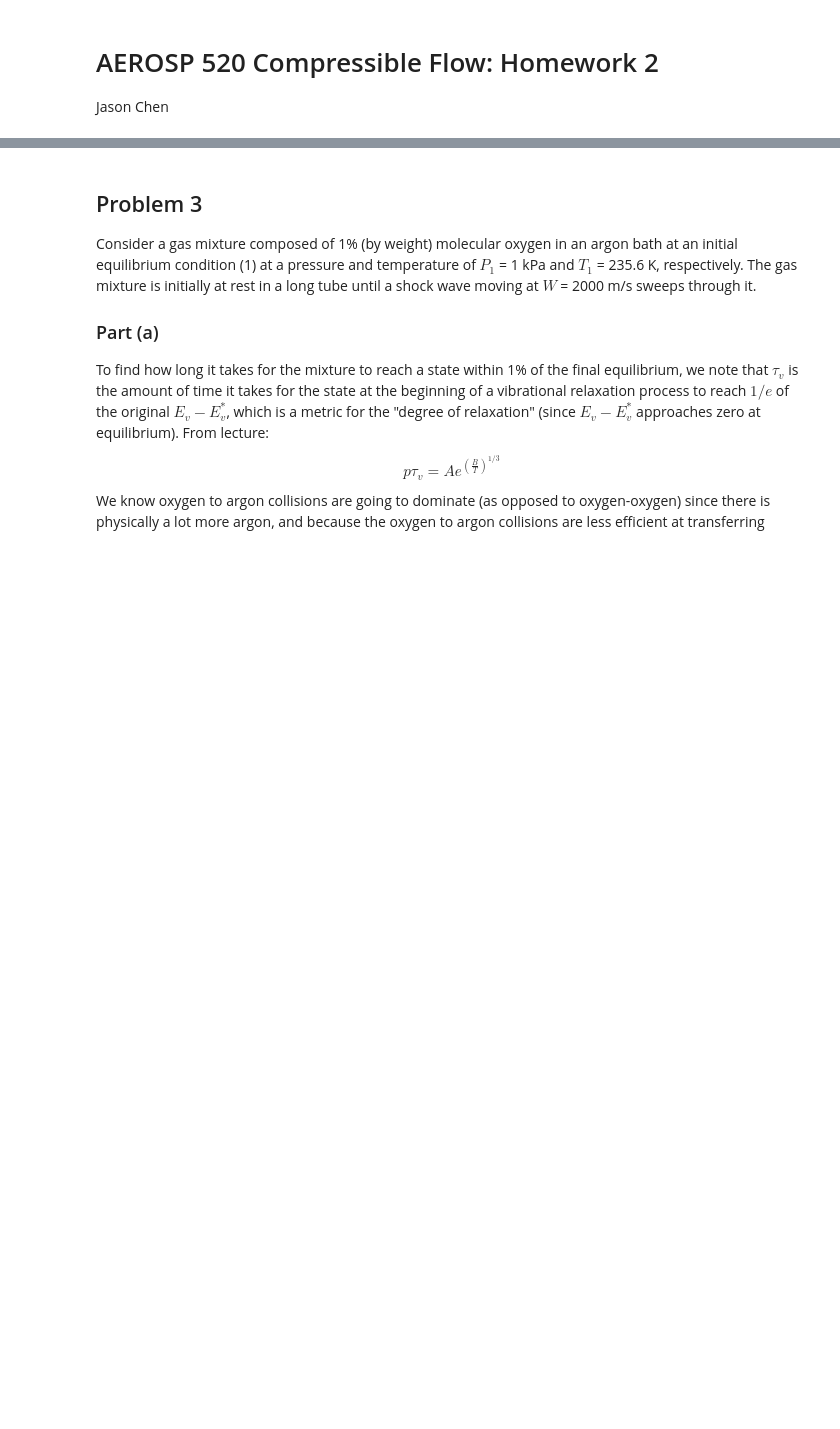
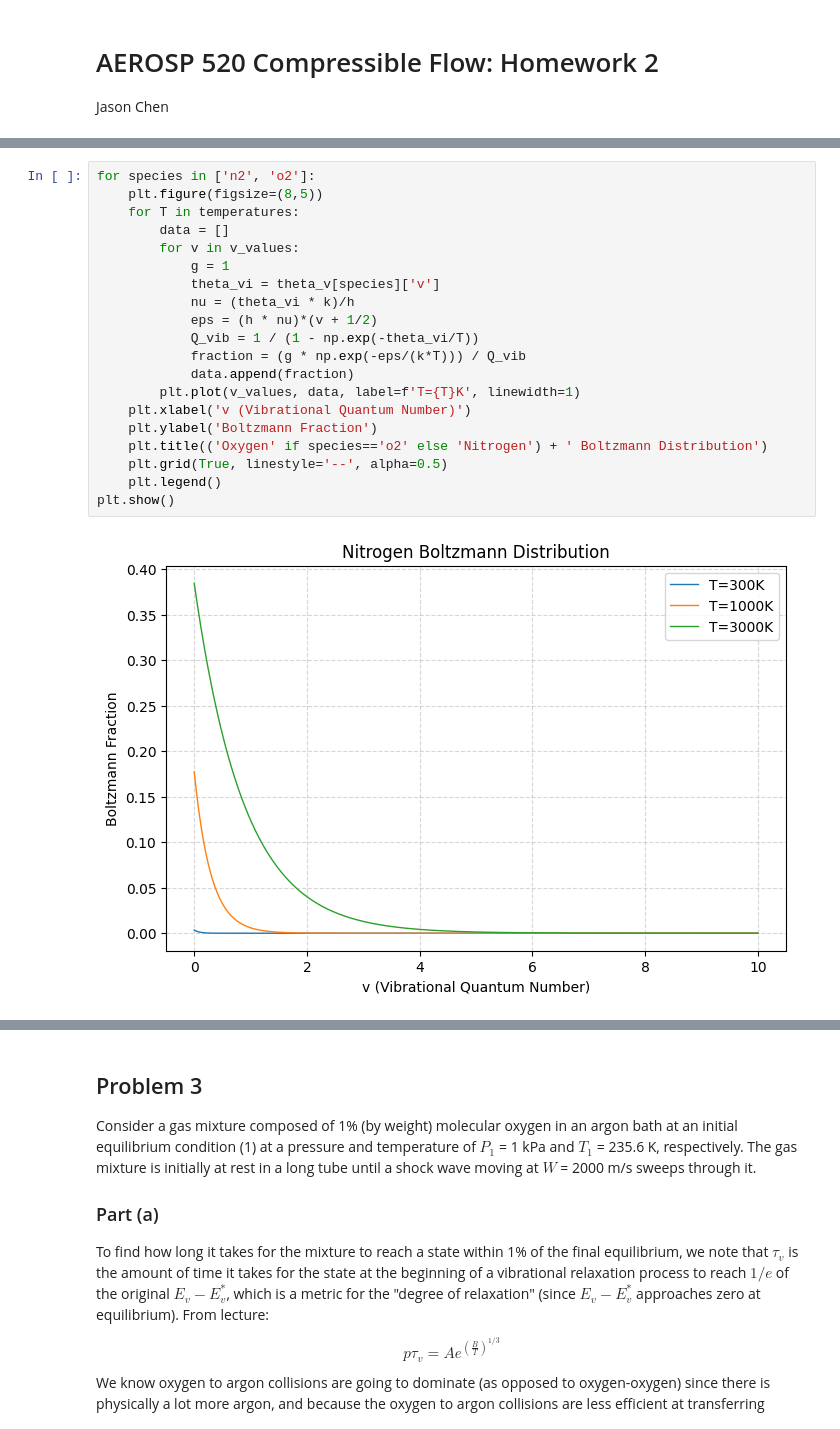
Before and after one commit to JayChen35/sugs, a Jupyter notebook: 520_comp_flow/hw_2.ipynb, the cells around one changed output, grey strips where cells are left out. Cells and saved outputs as stored; diff of their text form; blank space fills up the shorter version.

```diff
--- a/520_comp_flow/hw_2.ipynb
+++ b/520_comp_flow/hw_2.ipynb
@@ -3,0 +135,22 @@ Jason Chen
+# %%
+for species in ['n2', 'o2']:
+    plt.figure(figsize=(8,5))
+    for T in temperatures:
+        data = []
+        for v in v_values:
+            g = 1
+            theta_vi = theta_v[species]['v']
+            nu = (theta_vi * k)/h
+            eps = (h * nu)*(v + 1/2)
+            Q_vib = 1 / (1 - np.exp(-theta_vi/T))
+            fraction = (g * np.exp(-eps/(k*T))) / Q_vib
+            data.append(fraction)
+        plt.plot(v_values, data, label=f'T={T}K', linewidth=1)
+    plt.xlabel('v (Vibrational Quantum Number)')
+    plt.ylabel('Boltzmann Fraction')
+    plt.title(('Oxygen' if species=='o2' else 'Nitrogen') + ' Boltzmann Distribution')
+    plt.grid(True, linestyle='--', alpha=0.5)
+    plt.legend()
+plt.show()
+# %% [output]
+[figure, added]
```
Also changed, not shown: parts of 12 cells of this notebook, 2 other files.
